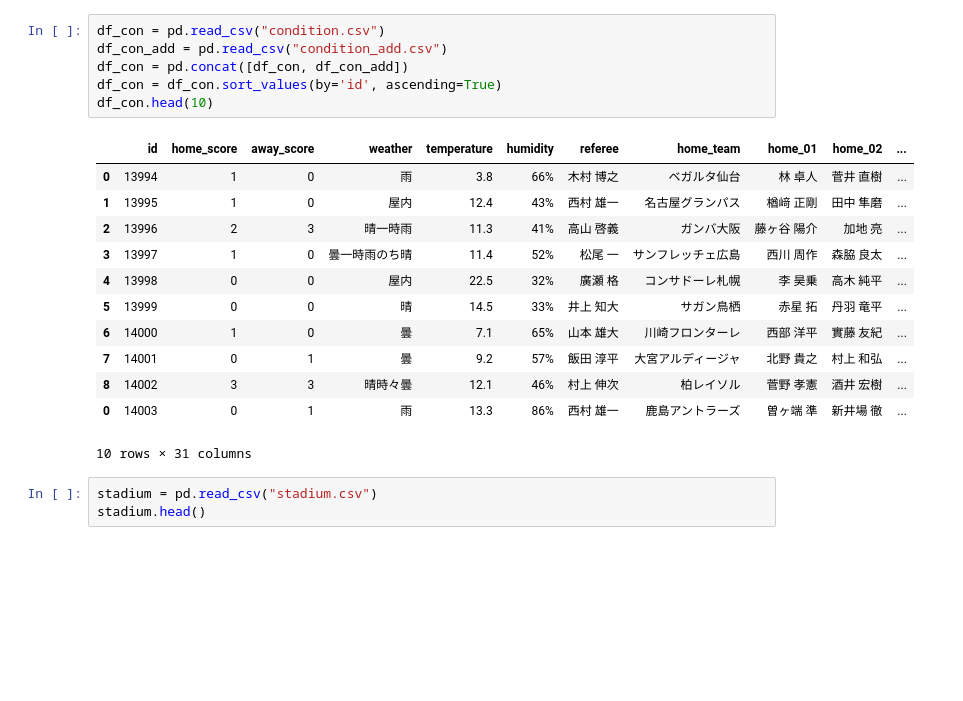
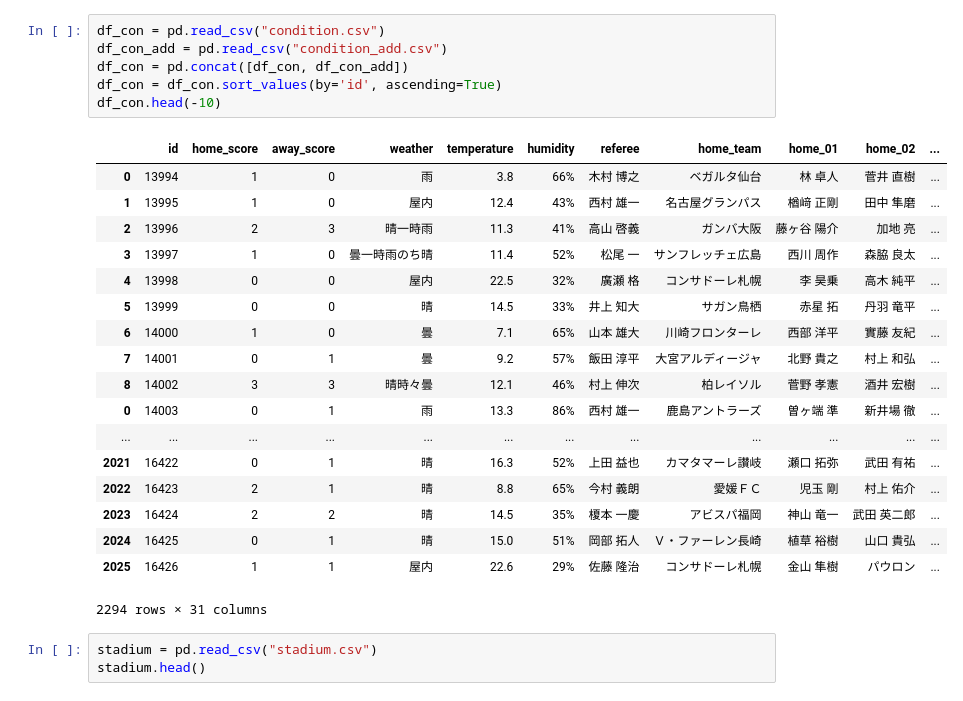
Before and after one commit to gotagod/Kaggle, a Jupyter notebook: DeepAnalytics/J-League-Analysis.ipynb, the cells around one changed output. Drawn from its saved outputs; the diff is of its cells as text; blank space fills up the shorter version.

```diff
--- a/DeepAnalytics/J-League-Analysis.ipynb
+++ b/DeepAnalytics/J-League-Analysis.ipynb
@@ -30,22 +28,28 @@ df.head(10)
 # %%
 df_con = pd.read_csv("condition.csv")
 df_con_add = pd.read_csv("condition_add.csv")
 df_con = pd.concat([df_con, df_con_add])
 df_con = df_con.sort_values(by='id', ascending=True)
-df_con.head(10)
+df_con.head(-10)
 # %% [output]
 |  | id | home_score | away_score | weather | temperature | humidity | referee | home_team | home_01 | home_02 | ... |
 | 0 | 13994 | 1 | 0 | 雨 | 3.8 | 66% | 木村 博之 | ベガルタ仙台 | 林 卓人 | 菅井 直樹 | ... |
 | 1 | 13995 | 1 | 0 | 屋内 | 12.4 | 43% | 西村 雄一 | 名古屋グランパス | 楢﨑 正剛 | 田中 隼磨 | ... |
 | 2 | 13996 | 2 | 3 | 晴一時雨 | 11.3 | 41% | 高山 啓義 | ガンバ大阪 | 藤ヶ谷 陽介 | 加地 亮 | ... |
 | 3 | 13997 | 1 | 0 | 曇一時雨のち晴 | 11.4 | 52% | 松尾 一 | サンフレッチェ広島 | 西川 周作 | 森脇 良太 | ... |
 | 4 | 13998 | 0 | 0 | 屋内 | 22.5 | 32% | 廣瀬 格 | コンサドーレ札幌 | 李 昊乗 | 高木 純平 | ... |
 | 5 | 13999 | 0 | 0 | 晴 | 14.5 | 33% | 井上 知大 | サガン鳥栖 | 赤星 拓 | 丹羽 竜平 | ... |
 | 6 | 14000 | 1 | 0 | 曇 | 7.1 | 65% | 山本 雄大 | 川崎フロンターレ | 西部 洋平 | 實藤 友紀 | ... |
 | 7 | 14001 | 0 | 1 | 曇 | 9.2 | 57% | 飯田 淳平 | 大宮アルディージャ | 北野 貴之 | 村上 和弘 | ... |
 | 8 | 14002 | 3 | 3 | 晴時々曇 | 12.1 | 46% | 村上 伸次 | 柏レイソル | 菅野 孝憲 | 酒井 宏樹 | ... |
 | 0 | 14003 | 0 | 1 | 雨 | 13.3 | 86% | 西村 雄一 | 鹿島アントラーズ | 曽ヶ端 準 | 新井場 徹 | ... |
+| ... | ... | ... | ... | ... | ... | ... | ... | ... | ... | ... | ... |
+| 2021 | 16422 | 0 | 1 | 晴 | 16.3 | 52% | 上田 益也 | カマタマーレ讃岐 | 瀬口 拓弥 | 武田 有祐 | ... |
+| 2022 | 16423 | 2 | 1 | 晴 | 8.8 | 65% | 今村 義朗 | 愛媛ＦＣ | 児玉 剛 | 村上 佑介 | ... |
+| 2023 | 16424 | 2 | 2 | 晴 | 14.5 | 35% | 榎本 一慶 | アビスパ福岡 | 神山 竜一 | 武田 英二郎 | ... |
+| 2024 | 16425 | 0 | 1 | 晴 | 15.0 | 51% | 岡部 拓人 | Ｖ・ファーレン長崎 | 植草 裕樹 | 山口 貴弘 | ... |
+| 2025 | 16426 | 1 | 1 | 屋内 | 22.6 | 29% | 佐藤 隆治 | コンサドーレ札幌 | 金山 隼樹 | パウロン | ... |
-10 rows × 31 columns
+2294 rows × 31 columns
 # %%
 stadium = pd.read_csv("stadium.csv")
 stadium.head()
```
Also changed, not shown: parts of 3 cells of this notebook.
